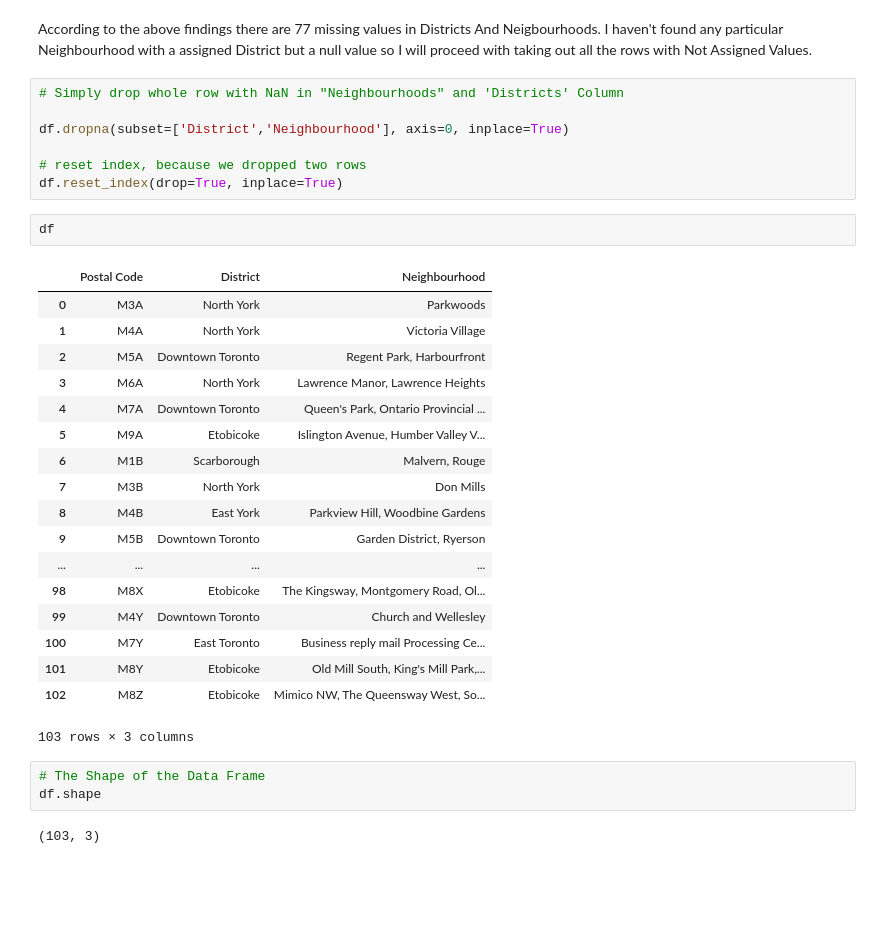
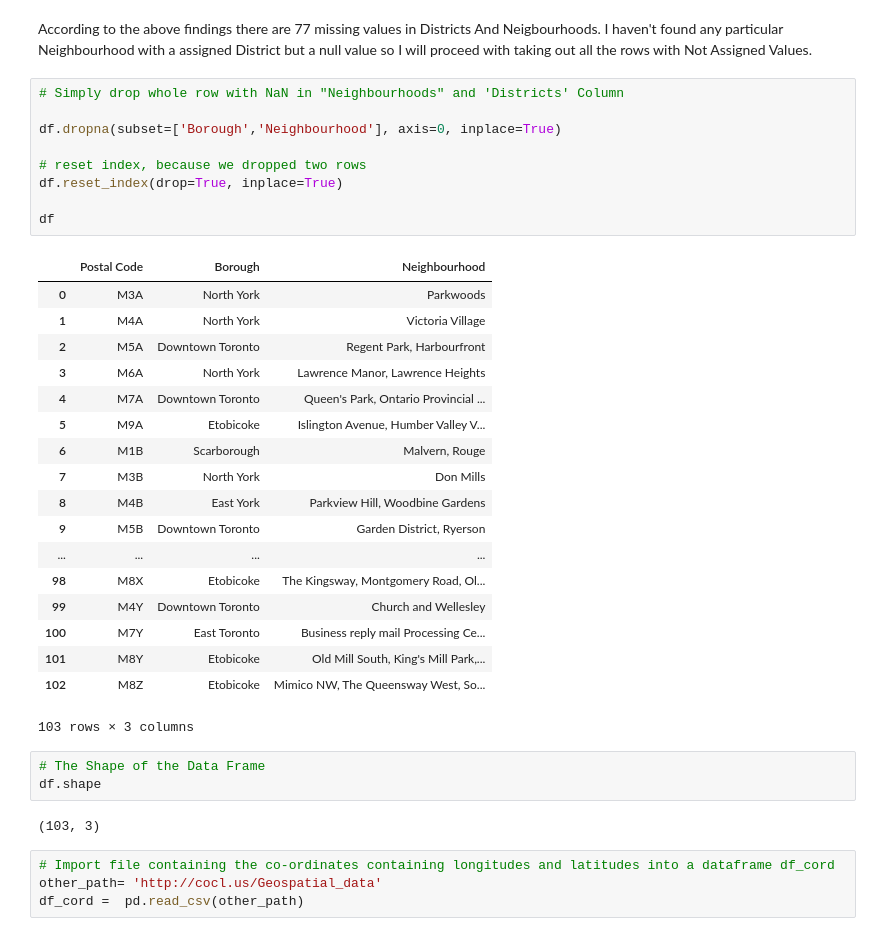
Before and after one commit to faizan91/Coursera_Capstone, a Jupyter notebook: Toronto Neighborhood Data Exploratory Analysis.ipynb, the cells around one changed output. Drawn from its saved outputs; the diff is of its cells as text; blank space fills up the shorter version.

```diff
--- a/Toronto Neighborhood Data Exploratory Analysis.ipynb
+++ b/Toronto Neighborhood Data Exploratory Analysis.ipynb
@@ -138,33 +138,37 @@ Name: Neighbourhood, dtype: int64
 # %%
 # Simply drop whole row with NaN in "Neighbourhoods" and 'Districts' Column
 
-df.dropna(subset=['District','Neighbourhood'], axis=0, inplace=True)
+df.dropna(subset=['Borough','Neighbourhood'], axis=0, inplace=True)
 
 # reset index, because we dropped two rows
 df.reset_index(drop=True, inplace=True)
+
+df
+# %% [output]
+|  | Postal Code | Borough | Neighbourhood |
+| 0 | M3A | North York | Parkwoods |
+| 1 | M4A | North York | Victoria Village |
+| 2 | M5A | Downtown Toronto | Regent Park, Harbourfront |
+| 3 | M6A | North York | Lawrence Manor, Lawrence Heights |
+| 4 | M7A | Downtown Toronto | Queen's Park, Ontario Provincial ... |
+| 5 | M9A | Etobicoke | Islington Avenue, Humber Valley V... |
+| 6 | M1B | Scarborough | Malvern, Rouge |
+| 7 | M3B | North York | Don Mills |
+| 8 | M4B | East York | Parkview Hill, Woodbine Gardens |
+| 9 | M5B | Downtown Toronto | Garden District, Ryerson |
+| ... | ... | ... | ... |
+| 98 | M8X | Etobicoke | The Kingsway, Montgomery Road, Ol... |
+| 99 | M4Y | Downtown Toronto | Church and Wellesley |
+| 100 | M7Y | East Toronto | Business reply mail Processing Ce... |
+| 101 | M8Y | Etobicoke | Old Mill South, King's Mill Park,... |
+| 102 | M8Z | Etobicoke | Mimico NW, The Queensway West, So... |
+103 rows × 3 columns
-# %%
-df
-# %% [output]
-|  | Postal Code | District | Neighbourhood |
-| 0 | M3A | North York | Parkwoods |
-| 1 | M4A | North York | Victoria Village |
-| 2 | M5A | Downtown Toronto | Regent Park, Harbourfront |
-| 3 | M6A | North York | Lawrence Manor, Lawrence Heights |
-| 4 | M7A | Downtown Toronto | Queen's Park, Ontario Provincial ... |
-| 5 | M9A | Etobicoke | Islington Avenue, Humber Valley V... |
-| 6 | M1B | Scarborough | Malvern, Rouge |
-| 7 | M3B | North York | Don Mills |
-| 8 | M4B | East York | Parkview Hill, Woodbine Gardens |
-| 9 | M5B | Downtown Toronto | Garden District, Ryerson |
-| ... | ... | ... | ... |
-| 98 | M8X | Etobicoke | The Kingsway, Montgomery Road, Ol... |
-| 99 | M4Y | Downtown Toronto | Church and Wellesley |
-| 100 | M7Y | East Toronto | Business reply mail Processing Ce... |
-| 101 | M8Y | Etobicoke | Old Mill South, King's Mill Park,... |
-| 102 | M8Z | Etobicoke | Mimico NW, The Queensway West, So... |
-103 rows × 3 columns
 # %%
 # The Shape of the Data Frame
 df.shape
 # %% [output]
 (103, 3)
+# %%
+# Import file containing the co-ordinates containing longitudes and latitudes into a dataframe df_cord
+other_path= 'http://cocl.us/Geospatial_data'
+df_cord =  pd.read_csv(other_path)
```
Also changed, not shown: parts of 8 cells of this notebook.
